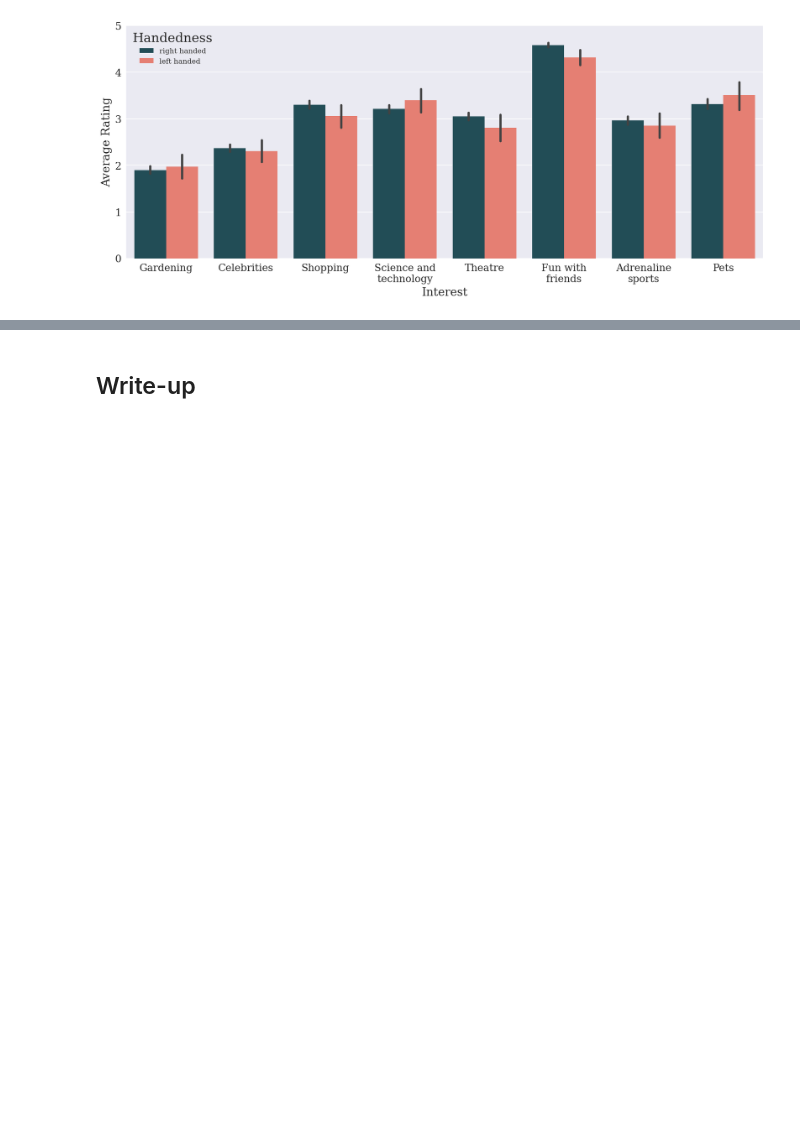
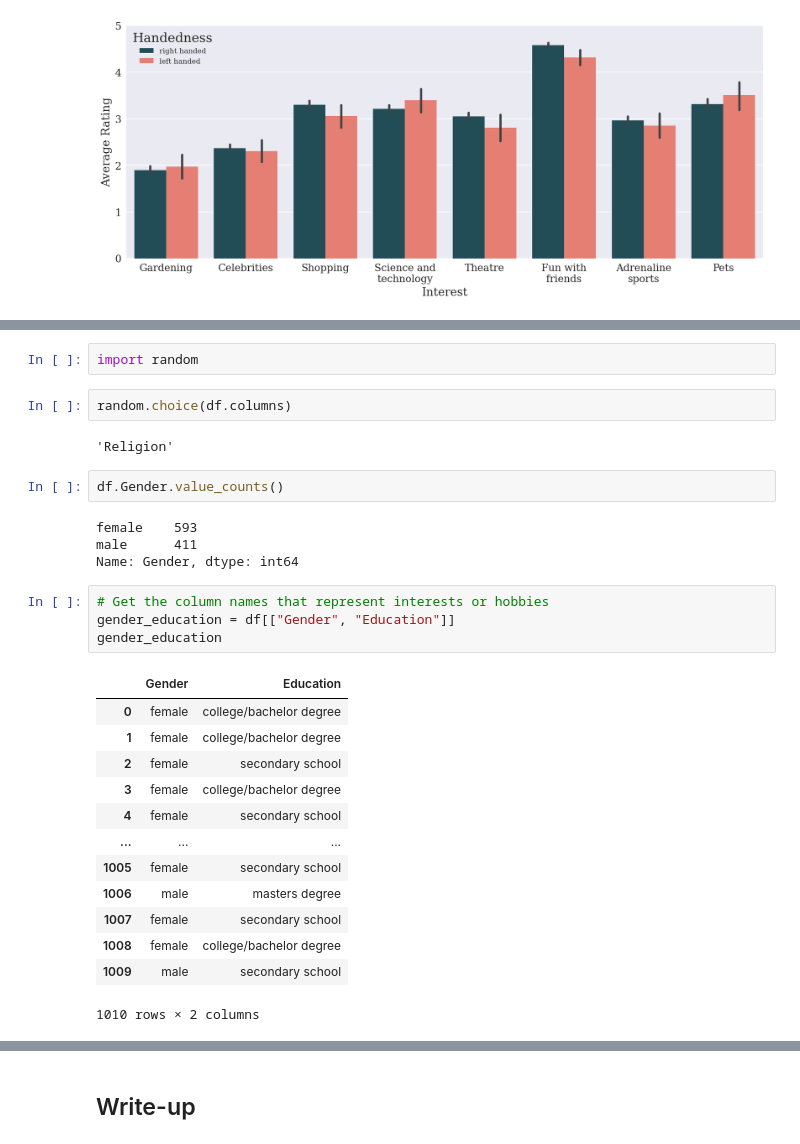
Before and after one commit to alexshah1/DS2500, a Jupyter notebook: Module Assignment 2/Module Assignment 2.ipynb, the cells around one changed output, grey strips where cells are left out. Cells and saved outputs as stored; diff of their text form; blank space fills up the shorter version.

```diff
--- a/Module Assignment 2/Module Assignment 2.ipynb
+++ b/Module Assignment 2/Module Assignment 2.ipynb
@@ -229,0 +270,30 @@ for cols in interest_groups:
+# %%
+import random
+# %%
+random.choice(df.columns)
+# %% [output]
+'Religion'
+# %%
+df.Gender.value_counts()
+# %% [output]
+female    593
+male      411
+Name: Gender, dtype: int64
+# %%
+# Get the column names that represent interests or hobbies
+gender_education = df[["Gender", "Education"]]
+gender_education
+# %% [output]
+|  | Gender | Education |
+| 0 | female | college/bachelor degree |
+| 1 | female | college/bachelor degree |
+| 2 | female | secondary school |
+| 3 | female | college/bachelor degree |
+| 4 | female | secondary school |
+| ... | ... | ... |
+| 1005 | female | secondary school |
+| 1006 | male | masters degree |
+| 1007 | female | secondary school |
+| 1008 | female | college/bachelor degree |
+| 1009 | male | secondary school |
+1010 rows × 2 columns
```
Also changed, not shown: parts of 13 cells of this notebook.
